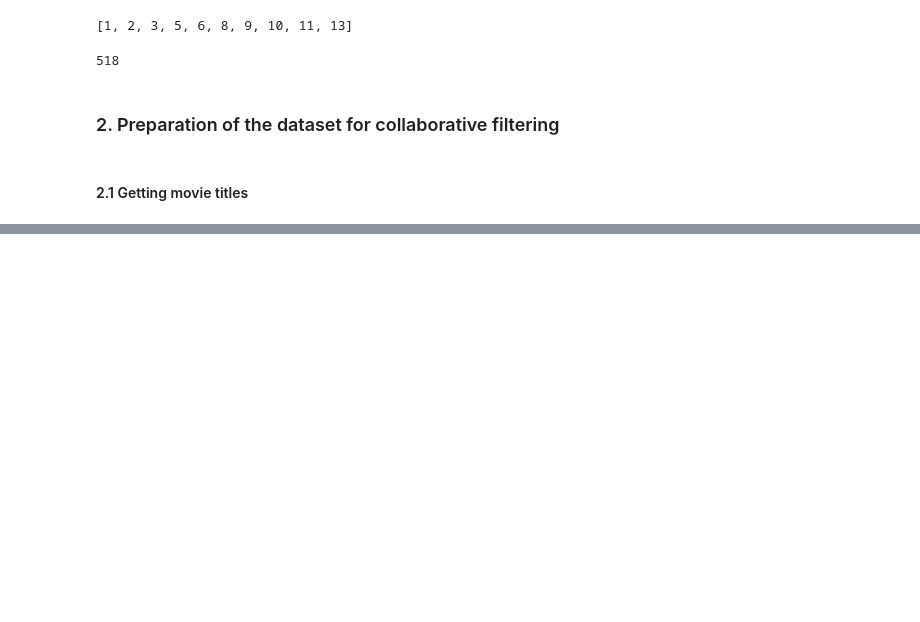
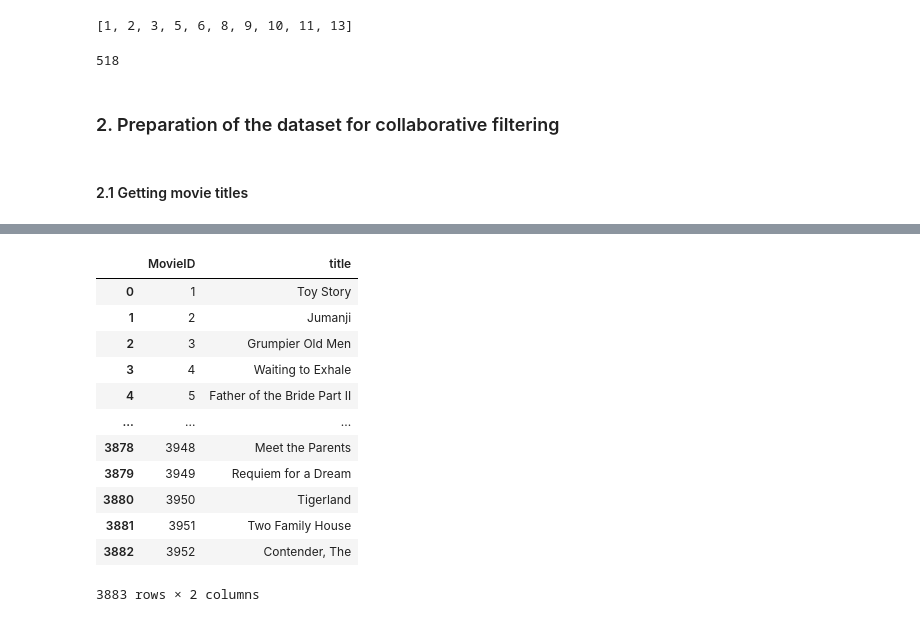
Before and after one commit to smazoyerdatascience/Recommender_systems, a Jupyter notebook: Notebooks/POC_Collaborative_filtering_RS.ipynb, the cells around one changed output, grey strips where cells are left out. Saved outputs shown, nothing was run; the diff lists cells and outputs as text; code cells hidden in the pictures; blank space fills up the shorter version.

Commit message:
getting movies title in a df

```diff
--- a/Notebooks/POC_Collaborative_filtering_RS.ipynb
+++ b/Notebooks/POC_Collaborative_filtering_RS.ipynb
@@ -199,0 +209,5 @@ movies = pd.read_csv("../Raw_Data/movies.dat", header=None, delimiter="::", on_b
+# %%
+movies_titles = movies.copy()
+# %%
+movies_titles.iloc[:,1] = movies_titles.iloc[:,1].apply(lambda x: x[0:-7])
+movies_titles.head()
@@ -199,0 +221,19 @@ movies = pd.read_csv("../Raw_Data/movies.dat", header=None, delimiter="::", on_b
+# %%
+movies_titles.rename(columns={0: "MovieID", 1: "title"}, inplace=True)
+movies_titles.drop([2], axis=1, inplace=True)
+# %%
+movies_titles
+# %% [output]
+|  | MovieID | title |
+| 0 | 1 | Toy Story |
+| 1 | 2 | Jumanji |
+| 2 | 3 | Grumpier Old Men |
+| 3 | 4 | Waiting to Exhale |
+| 4 | 5 | Father of the Bride Part II |
+| ... | ... | ... |
+| 3878 | 3948 | Meet the Parents |
+| 3879 | 3949 | Requiem for a Dream |
+| 3880 | 3950 | Tigerland |
+| 3881 | 3951 | Two Family House |
+| 3882 | 3952 | Contender, The |
+3883 rows × 2 columns
```
Also changed, not shown: parts of 2 cells of this notebook.
